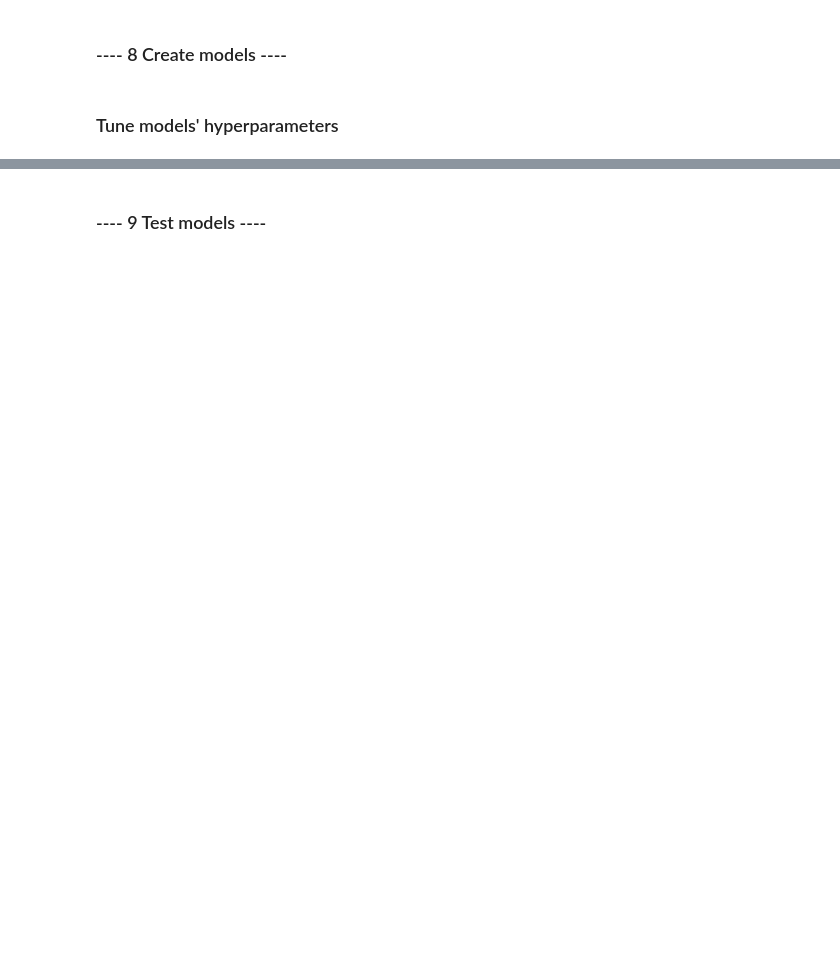
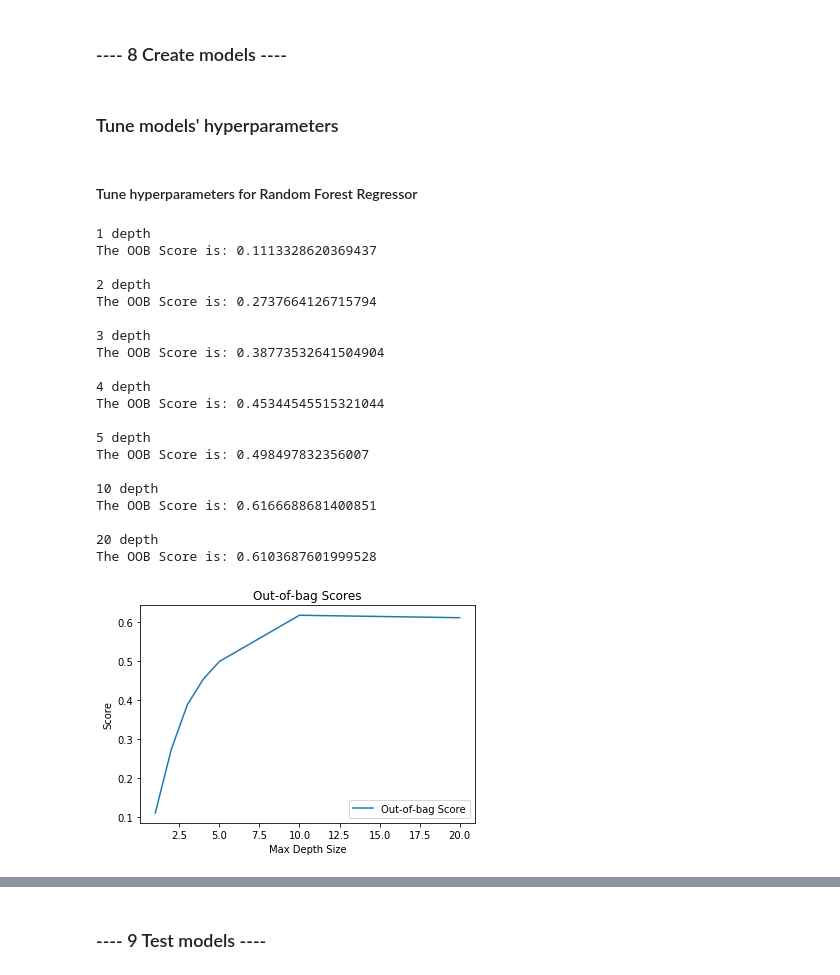
Before and after one commit to HieuNguyen258/Are-we-overpaying-our-employees-, a Jupyter notebook: Salary Prediction Project.ipynb, the cells around one changed output, grey strips where cells are left out. Cells and saved outputs as stored; diff of their text form; code cells hidden in the pictures; blank space fills up the shorter version.

Commit message:
Tuned hyperparameters for Random Forest Regressor

```diff
--- a/Salary Prediction Project.ipynb
+++ b/Salary Prediction Project.ipynb
@@ -284,10 +284,9 @@ train_cleaned = train[train.salary > 0]
 cat_features = ['companyId', 'jobType', 'degree', 'major', 'industry']
 num_features = ['yearsExperience', 'milesFromMetropolis']
 # %%
-#encoding category features for train and test features
+#encoding category features
 for cat_feature in cat_features:
     train_cleaned[cat_feature] = train_cleaned[cat_feature].astype('category')
-    test_features[cat_feature] = test_features[cat_feature].astype('category')
 # %%
 train_cleaned.info()
 # %% [output]
@@ -515,11 +486,11 @@ train_cleaned_features = train_cleaned[num_features + cat_features]
 # %%
 #create imputedAge feature
 train_cleaned_features['imputedAge'] = 7 + train_cleaned_features['yearsExperience']
-train_cleaned_features.loc[train_cleaned_features['degree'] == 'NONE', 'imputedAge'] = 11 + train_cleaned_features['imputedAge']
-train_cleaned_features.loc[train_cleaned_features['degree'] == 'HIGH_SCHOOL', 'imputedAge'] = 12 + train_cleaned_features['imputedAge']
-train_cleaned_features.loc[train_cleaned_features['degree'] == 'BACHELORS', 'imputedAge'] = 16 + train_cleaned_features['imputedAge']
-train_cleaned_features.loc[train_cleaned_features['degree'] == 'MASTERS', 'imputedAge'] = 18 + train_cleaned_features['imputedAge']
-train_cleaned_features.loc[train_cleaned_features['degree'] == 'DOCTORAL', 'imputedAge'] = 25 + train_cleaned_features['imputedAge']
+train_cleaned_features.loc[train_cleaned_features['degree'] == 'NONE', 'imputedAge'] += 11
+train_cleaned_features.loc[train_cleaned_features['degree'] == 'HIGH_SCHOOL', 'imputedAge'] += 12
+train_cleaned_features.loc[train_cleaned_features['degree'] == 'BACHELORS', 'imputedAge'] += 16
+train_cleaned_features.loc[train_cleaned_features['degree'] == 'MASTERS', 'imputedAge'] += 18
+train_cleaned_features.loc[train_cleaned_features['degree'] == 'DOCTORAL', 'imputedAge'] += 25
 
 #produce dummy variables for categorical features
 cat_df = pd.get_dummies(train_cleaned_features[cat_features])
@@ -527,8 +498,7 @@ num_features = ['yearsExperience', 'milesFromMetropolis', 'imputedAge']
 train_cleaned_features = pd.concat([train_cleaned_features[num_features], cat_df], axis=1)
 
 #create longTenure feature
-train_cleaned_features.loc[train_cleaned_features['yearsExperience'] >= 10, 'longTenure'] = 1
-train_cleaned_features.loc[train_cleaned_features['yearsExperience'] < 10, 'longTenure'] = 0
+train_cleaned_features['longTenure'] = train_cleaned_features['yearsExperience'].apply(lambda x: 1 if x >= 10 else 0)
 
 #create advancedDegree feature
 train_cleaned_features['advancedDegree'] = 0
@@ -553,17 +523,13 @@ train_cleaned_features.loc[(train_cleaned_features['executives'] == 1)
                             & (train_cleaned_features['advancedDegree'] == 1), 'executivesWithAdvDegree'] = 1
 
 #create city feature
-train_cleaned_features['city'] = 0
-train_cleaned_features.loc[train_cleaned_features['milesFromMetropolis'] <= 10, 'city'] = 1
+train_cleaned_features['city'] = train_cleaned_features['milesFromMetropolis'].apply(lambda x: 1 if x <= 10 else 0)
 
 #create suburb feature
-train_cleaned_features['suburb'] = 0
-train_cleaned_features.loc[(train_cleaned_features['milesFromMetropolis'] > 10)
-                           & (train_cleaned_features['milesFromMetropolis'] <= 50), 'suburb'] = 1
+train_cleaned_features['suburb'] = train_cleaned_features['milesFromMetropolis'].apply(lambda x: 1 if (x > 10) and (x <= 50) else 0)
 
 #create rural feature
-train_cleaned_features['rural'] = 0
-train_cleaned_features.loc[train_cleaned_features['milesFromMetropolis'] > 50, 'rural'] = 1
+train_cleaned_features['rural'] = train_cleaned_features['milesFromMetropolis'].apply(lambda x: 1 if x > 50 else 0)
 # %%
 #cleaned train features set after feature engineering
 train_cleaned_features.head()
@@ -610,3 +576,46 @@ cv_std = {}
 models.extend([lr, rf, gbm])
 # %% [markdown]
 ### Tune models' hyperparameters
+# %% [markdown]
+#### Tune hyperparameters for Random Forest Regressor
+# %%
+oob_scores  =  []
+max_depth_size  = [1, 2, 3, 4, 5, 10, 20]
+
+for depth in max_depth_size:
+    model = RandomForestRegressor(max_depth=depth, oob_score=True, n_jobs=-1, random_state=44)
+    model.fit(train_cleaned_features, train_cleaned_target)
+    print(depth, 'depth')
+    oob = model.oob_score_
+    print('The OOB Score is: ' + str(model.oob_score_))
+    oob_scores.append(oob)
+    print (" ")
+
+plt.plot(max_depth_size, oob_scores, label='Out-of-bag Score')
+plt.xlabel('Max Depth Size')
+plt.ylabel('Score')
+plt.title('Out-of-bag Scores')
+plt.legend(loc="lower right")
+plt.show()
+# %% [output]
+1 depth
+The OOB Score is: 0.1113328620369437
+
+2 depth
+The OOB Score is: 0.2737664126715794
+
+3 depth
+The OOB Score is: 0.38773532641504904
+
+4 depth
+The OOB Score is: 0.45344545515321044
+
+5 depth
+The OOB Score is: 0.498497832356007
+
+10 depth
+The OOB Score is: 0.6166688681400851
+
+20 depth
+The OOB Score is: 0.6103687601999528
+[figure, added]
```
Also changed, not shown: parts of 13 cells of this notebook.
